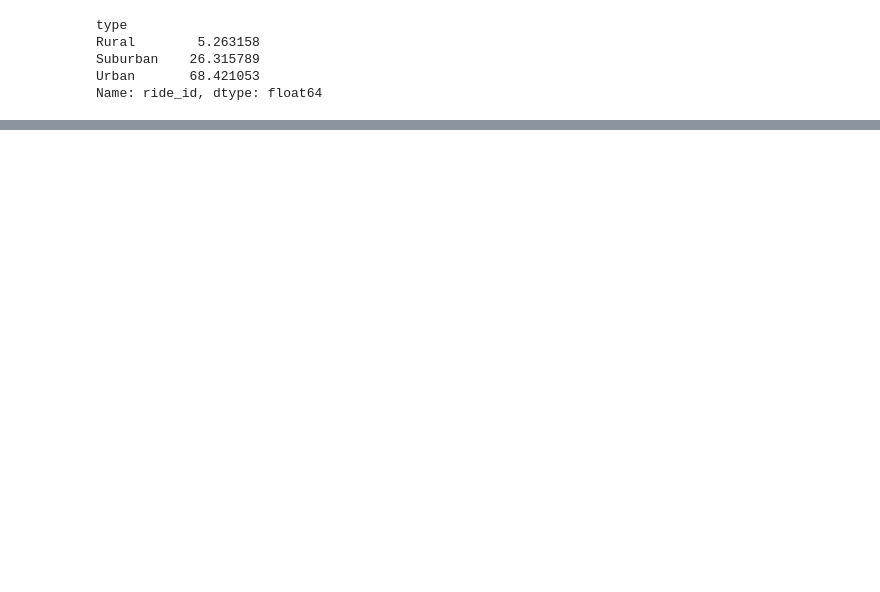
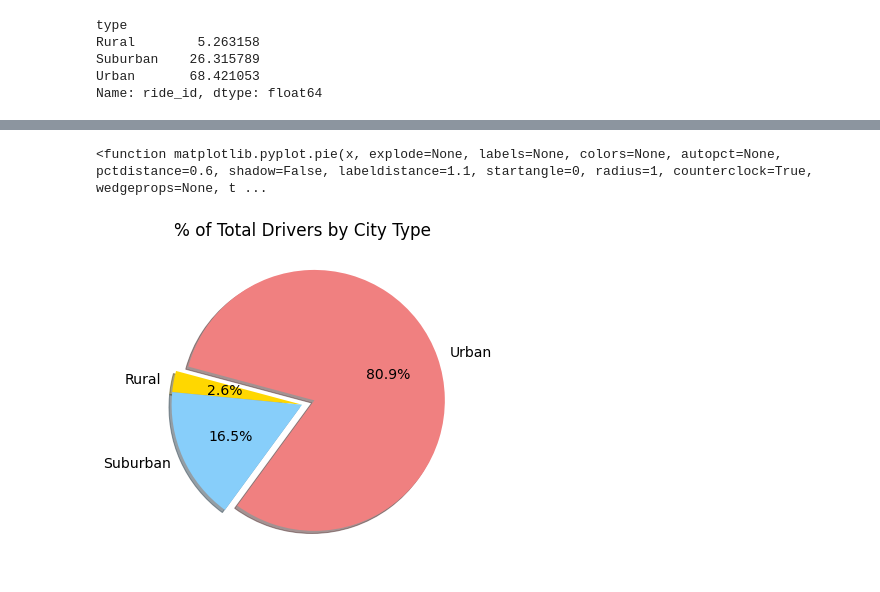
Before and after one commit to csobent/PyBer_Analysis, a Jupyter notebook: PyBer.ipynb, the cells around one changed output, grey strips where cells are left out. Cells and saved outputs as stored; diff of their text form; code cells hidden in the pictures; blank space fills up the shorter version.

```diff
--- a/PyBer.ipynb
+++ b/PyBer.ipynb
@@ -879,0 +892,22 @@ plt.pie
+# %%
+# Build the percentage of drivers by city type pie chart.
+plt.subplots(figsize=(10,6))
+plt.pie(driver_percents,
+       labels=["Rural", "Suburban", "Urban"],
+       colors=["gold", "lightskyblue", "lightcoral"],
+       explode=[0, 0, 0.1],
+       autopct='%1.1f%%',
+       shadow=True, startangle=165)
+plt.title("% of Total Drivers by City Type")
+
+# Change the default font size from 10 to 14.
+mpl.rcParams['font.size'] = 14
+
+# Save figure
+plt.savefig("Analysis/Fig7.png")
+
+# Show figure
+plt.pie
+# %% [output]
+<function matplotlib.pyplot.pie(x, explode=None, labels=None, colors=None, autopct=None, pctdistance=0.6, shadow=False, labeldistance=1.1, startangle=0, radius=1, counterclock=True, wedgeprops=None, t ...
+[figure, added]
```
Also changed, not shown: parts of 3 cells of this notebook, 3 other files.
